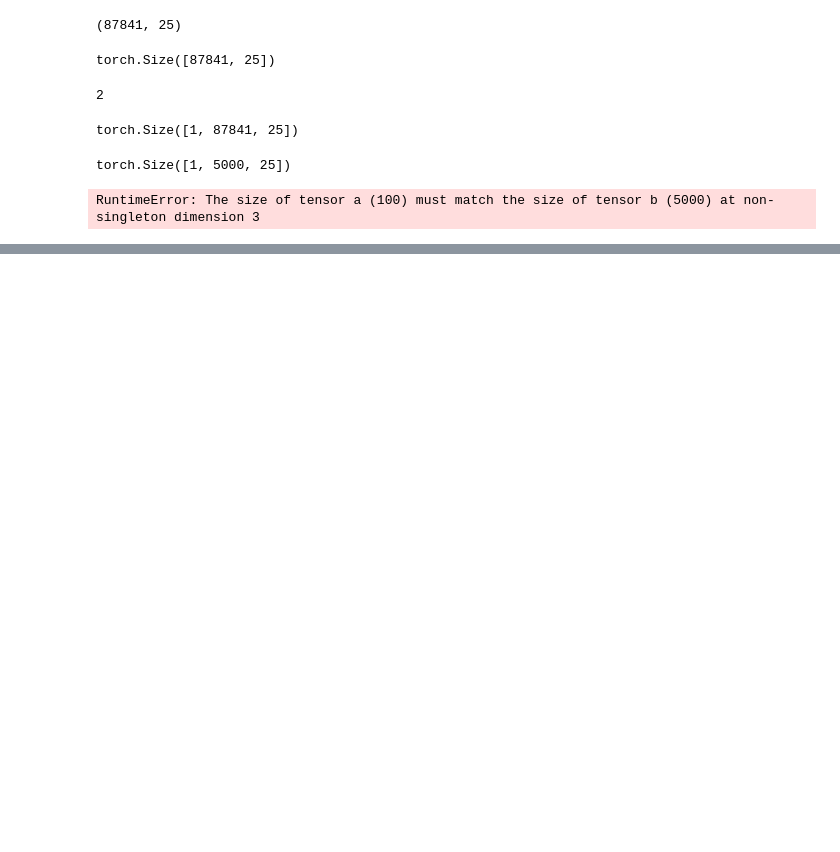
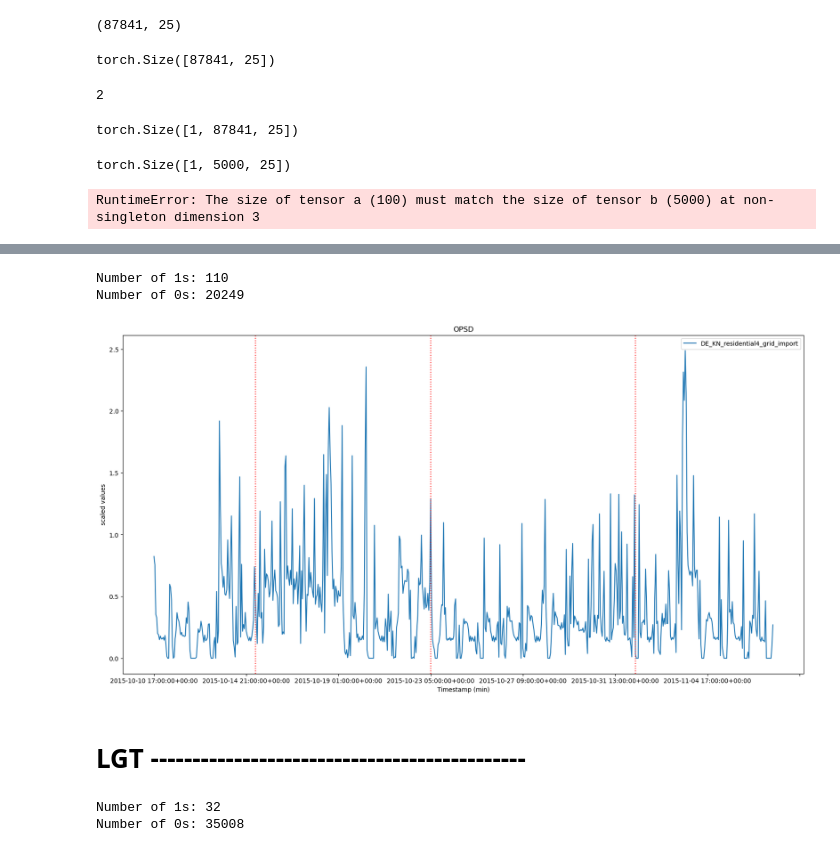
Before and after one commit to matthiasjahnIBM/Anomaly-Transformer, a Jupyter notebook: AT_Test.ipynb, the cells around one changed output, grey strips where cells are left out. Saved outputs shown, nothing was run; the diff lists cells and outputs as text; code cells hidden in the pictures; blank space fills up the shorter version.

```diff
--- a/AT_Test.ipynb
+++ b/AT_Test.ipynb
@@ -363,0 +284,7 @@ RuntimeError: The size of tensor a (100) must match the size of tensor b (5000)
+# %%
+df_opsd_test = pd.read_csv('./dataset/PSM/test.csv',
+                   #parse_dates=['timestamp_(min)'],
+                   #infer_datetime_format=True,
+                   #low_memory=False, na_values=['nan','?'],
+                   index_col='date_time'
+                   )
@@ -363,0 +328,9 @@ RuntimeError: The size of tensor a (100) must match the size of tensor b (5000)
+# %%
+count_of_ones = (df_opsd_test_label['label'] == 1).sum()
+count_of_zeros = (df_opsd_test_label['label'] == 0).sum()
+
+print(f'Number of 1s: {count_of_ones}')
+print(f'Number of 0s: {count_of_zeros}')
+# %% [output]
+Number of 1s: 110
+Number of 0s: 20249
@@ -363,0 +339,31 @@ RuntimeError: The size of tensor a (100) must match the size of tensor b (5000)
+# %%
+df_opsd_predictions = pd.read_csv('./dataset/PSM/temp_pred.csv',
+                   #parse_dates=['timestamp_(min)'],
+                   #infer_datetime_format=True,
+                   #low_memory=False, na_values=['nan','?'],
+                   index_col='Unnamed: 0'
+                   )
+# %%
+x =  24*7*4 # len(df_opsd_test) #60*24*7
+df_opsd_test_subset = df_opsd_test.head(x)
+df_opsd_predictions_subset = df_opsd_predictions.head(x)
+
+# Plot all columns in one plot
+df_opsd_test_subset.plot(figsize=(20, 10), linestyle='-')
+#df_test_label_subset['label'].plot(linestyle='-', label='label', color='red')
+# Plot a vertical line when the label is 1
+for timestamp, label in zip(df_opsd_predictions_subset.index, df_opsd_predictions_subset['0']):
+    if label == 1:
+        plt.axvline(x=timestamp, color='red', linestyle=':')
+
+# Customize the plot (optional)
+plt.title('OPSD')
+plt.xlabel('Timestamp (min)')
+plt.ylabel('scaled values')
+
+# Show the plot
+plt.show()
+# %% [output]
+[figure, added]
+# %% [markdown]
+# LGT  ---------------------------------------------
@@ -363,0 +377,9 @@ RuntimeError: The size of tensor a (100) must match the size of tensor b (5000)
+# %%
+count_of_ones = (df_LGT_test_label['label'] == 1).sum()
+count_of_zeros = (df_LGT_test_label['label'] == 0).sum()
+
+print(f'Number of 1s: {count_of_ones}')
+print(f'Number of 0s: {count_of_zeros}')
+# %% [output]
+Number of 1s: 32
+Number of 0s: 35008
```
Also changed, not shown: parts of 35 cells of this notebook, 1 other file.
